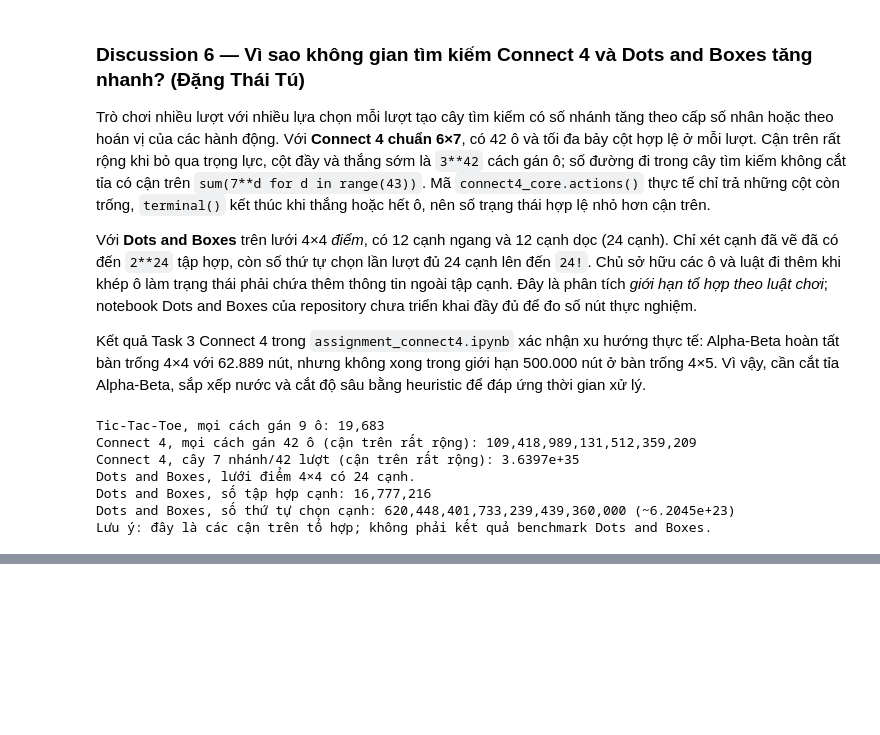
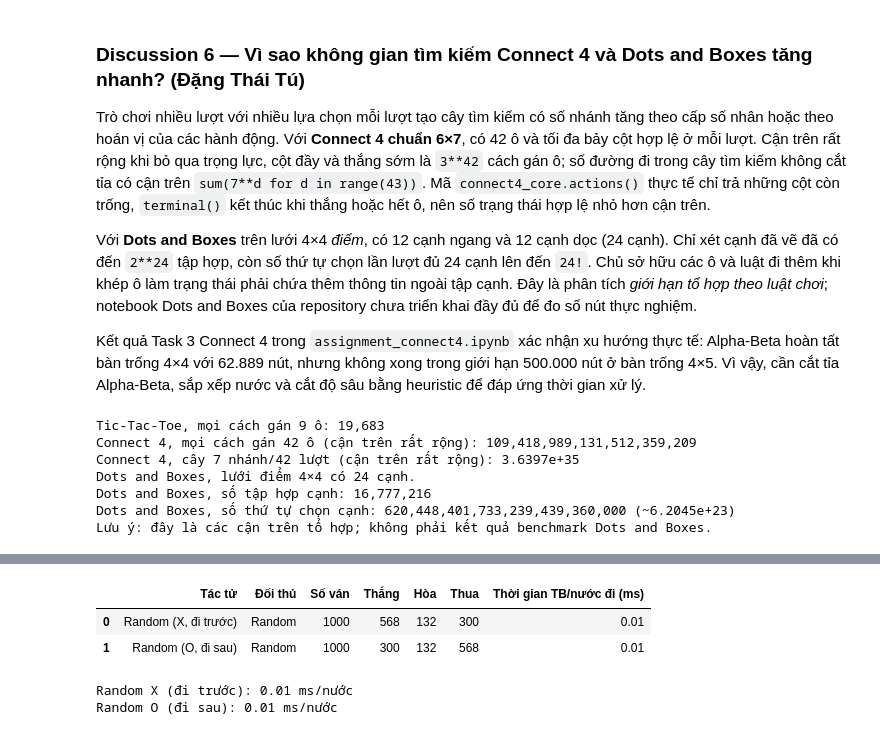
Before and after one commit to Ko4rut/ML-Advance-Group, a Jupyter notebook: lab05 - game/lab05 - game/tictactoe_definitions.ipynb, the cells around one changed output, grey strips where cells are left out. Cells and saved outputs as stored; diff of their text form; code cells hidden in the pictures; blank space fills up the shorter version.

```diff
--- a/lab05 - game/lab05 - game/tictactoe_definitions.ipynb
+++ b/lab05 - game/lab05 - game/tictactoe_definitions.ipynb
@@ -356,0 +361,53 @@ Lưu ý: đây là các cận trên tổ hợp; không phải kết quả benchm
+# %%
+import time
+import pandas as pd
+
+
+class TimedAgent:
+    def __init__(self, agent_function, name="Agent"):
+        self.agent_function = agent_function
+        self.name = name
+        self.calls = 0
+        self.total_time = 0.0  # giây; chỉ tính thời gian gọi hàm ra nước
+
+    def act(self, board, player='x'):
+        start = time.perf_counter()
+        move = self.agent_function(board, player)
+        self.total_time += time.perf_counter() - start
+        self.calls += 1
+        return move
+
+    def average_ms(self):
+        return 1000 * self.total_time / self.calls
+
+
+N = 1000
+random_x = TimedAgent(random_player, "Random (X, đi trước)")
+random_o = TimedAgent(random_player, "Random (O, đi sau)")
+np.random.seed(20261108)
+random_timing_results = play(random_x.act, random_o.act, N=N)
+assert random_timing_results == {'x': 568, 'o': 300, 'd': 132}
+
+rows = []
+for agent, mark, opponent in ((random_x, 'x', 'o'), (random_o, 'o', 'x')):
+    assert agent.calls > 0
+    rows.append({
+        "Tác tử": agent.name,
+        "Đối thủ": "Random",
+        "Số ván": N,
+        "Thắng": random_timing_results[mark],
+        "Hòa": random_timing_results['d'],
+        "Thua": random_timing_results[opponent],
+        "Thời gian TB/nước đi (ms)": round(agent.average_ms(), 2),
+    })
+random_timing_table = pd.DataFrame(rows)
+with pd.option_context('display.float_format', '{:.2f}'.format):
+    display(random_timing_table)
+print(f"Random X (đi trước): {random_x.average_ms():.2f} ms/nước")
+print(f"Random O (đi sau): {random_o.average_ms():.2f} ms/nước")
+# %% [output]
+|  | Tác tử | Đối thủ | Số ván | Thắng | Hòa | Thua | Thời gian TB/nước đi (ms) |
+| 0 | Random (X, đi trước) | Random | 1000 | 568 | 132 | 300 | 0.01 |
+| 1 | Random (O, đi sau) | Random | 1000 | 300 | 132 | 568 | 0.01 |
+Random X (đi trước): 0.01 ms/nước
+Random O (đi sau): 0.01 ms/nước
```
Also changed, not shown: parts of 1 cell of this notebook, 3 other files.
